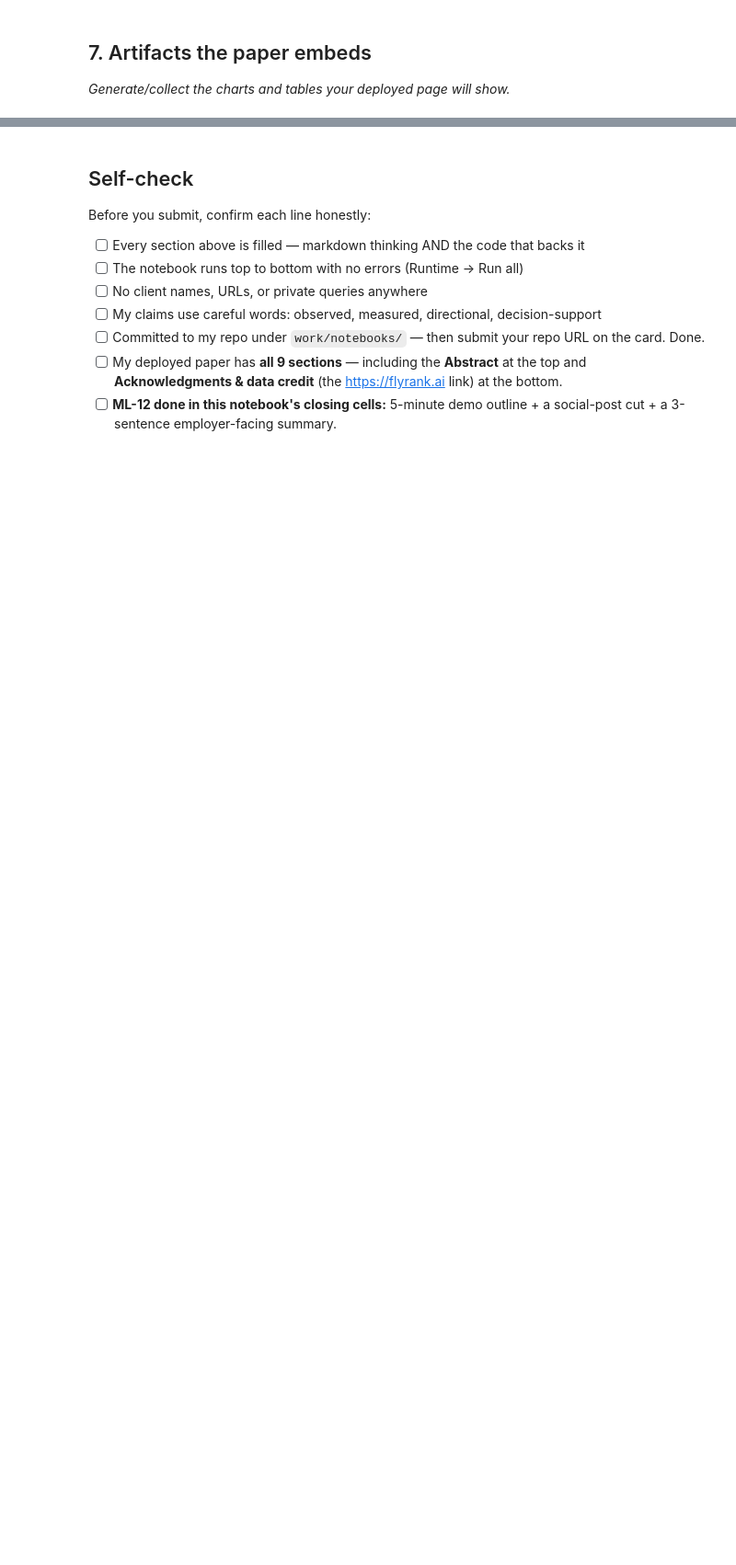
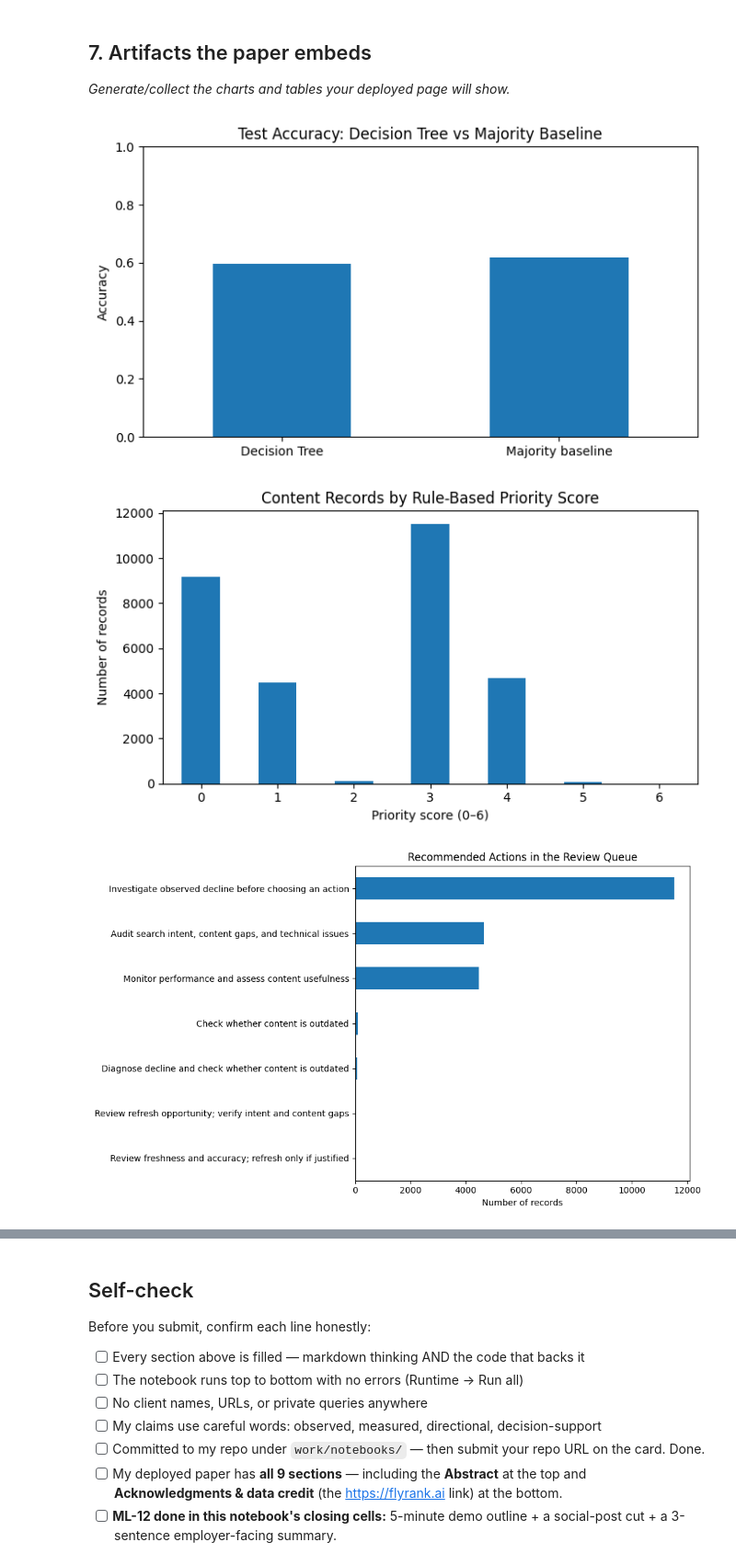
Before and after one commit to ssarimm/Machine-Learning-Internship---Flyrank, a Jupyter notebook: work/notebooks/capstone.ipynb, the cells around one changed output, grey strips where cells are left out. Shown at 92% size. Cells and saved outputs as stored; diff of their text form; code cells hidden in the pictures; blank space fills up the shorter version.

```diff
--- a/work/notebooks/capstone.ipynb
+++ b/work/notebooks/capstone.ipynb
@@ -34,3 +481,59 @@ This skeleton is yours to fill. Work the sections **in order** — each one has
 ## 7. Artifacts the paper embeds
 
 *Generate/collect the charts and tables your deployed page will show.*
+# %%
+
+import matplotlib.pyplot as plt
+
+# Chart 1: Model versus baseline accuracy
+accuracy_data = comparison.set_index("method")["accuracy"]
+
+plt.figure(figsize=(7, 4))
+accuracy_data.plot(kind="bar")
+plt.title("Test Accuracy: Decision Tree vs Majority Baseline")
+plt.ylabel("Accuracy")
+plt.xlabel("")
+plt.ylim(0, 1)
+plt.xticks(rotation=0)
+plt.tight_layout()
+plt.savefig("chart_model_accuracy.png", dpi=200, bbox_inches="tight")
+plt.show()
+
+# Chart 2: Distribution of priority scores, including score 0
+score_counts = (
+    playbook["priority_score"]
+    .value_counts()
+    .reindex(range(7), fill_value=0)
+    .sort_index(ascending=False)
+)
+
+plt.figure(figsize=(7, 4))
+score_counts.sort_index().plot(kind="bar")
+plt.title("Content Records by Rule-Based Priority Score")
+plt.xlabel("Priority score (0–6)")
+plt.ylabel("Number of records")
+plt.xticks(rotation=0)
+plt.tight_layout()
+plt.savefig("chart_priority_distribution.png", dpi=200, bbox_inches="tight")
+plt.show()
+
+# Chart 3: Recommended actions in the review queue
+action_counts = review_queue["recommended_action"].value_counts().sort_values()
+
+plt.figure(figsize=(10, 6))
+action_counts.plot(kind="barh")
+plt.title("Recommended Actions in the Review Queue")
+plt.xlabel("Number of records")
+plt.ylabel("")
+plt.tight_layout()
+plt.savefig("chart_recommended_actions.png", dpi=200, bbox_inches="tight")
+plt.show()
+
+print("Charts saved:")
+print("- chart_model_accuracy.png")
+print("- chart_priority_distribution.png")
+print("- chart_recommended_actions.png")
+# %% [output]
+[figure, added]
+[figure, added]
+[figure, added]
```
Also changed, not shown: parts of 15 cells of this notebook.
